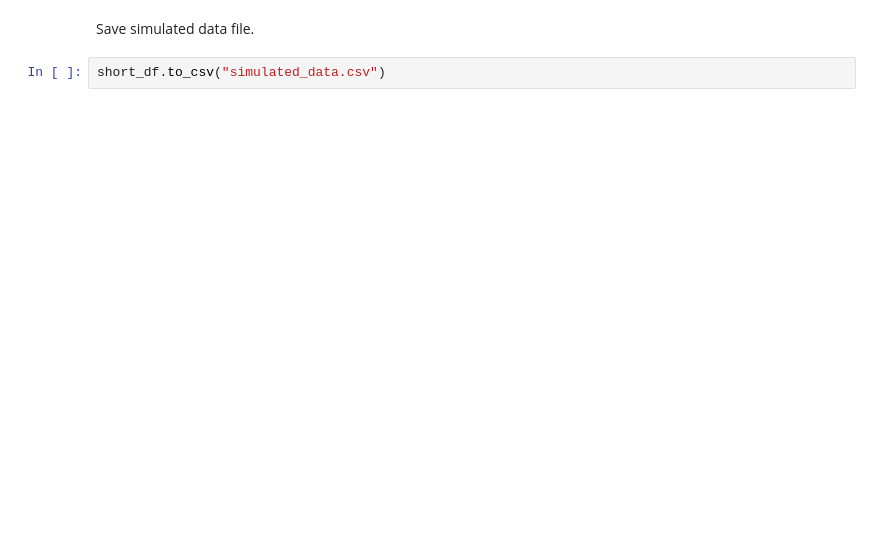
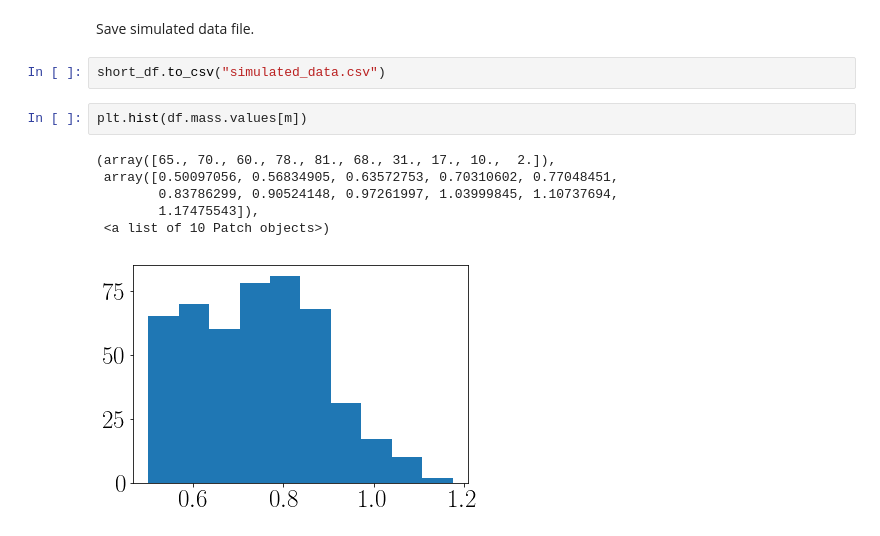
Before and after one commit to RuthAngus/stardate, a Jupyter notebook: code/Simulate_data.ipynb, the cells around one changed output. Saved outputs shown, nothing was run; the diff lists cells and outputs as text; blank space fills up the shorter version.

```diff
--- a/code/Simulate_data.ipynb
+++ b/code/Simulate_data.ipynb
@@ -194,3 +194,12 @@ Text(0,0.5,'$\\mathrm{Rotation~period~[days]}$')
 Save simulated data file.
 # %%
 short_df.to_csv("simulated_data.csv")
+# %%
+plt.hist(df.mass.values[m])
+# %% [output]
+(array([65., 70., 60., 78., 81., 68., 31., 17., 10.,  2.]),
+ array([0.50097056, 0.56834905, 0.63572753, 0.70310602, 0.77048451,
+        0.83786299, 0.90524148, 0.97261997, 1.03999845, 1.10737694,
+        1.17475543]),
+ <a list of 10 Patch objects>)
+[figure, added]
```
Also changed, not shown: parts of 7 cells of this notebook.
